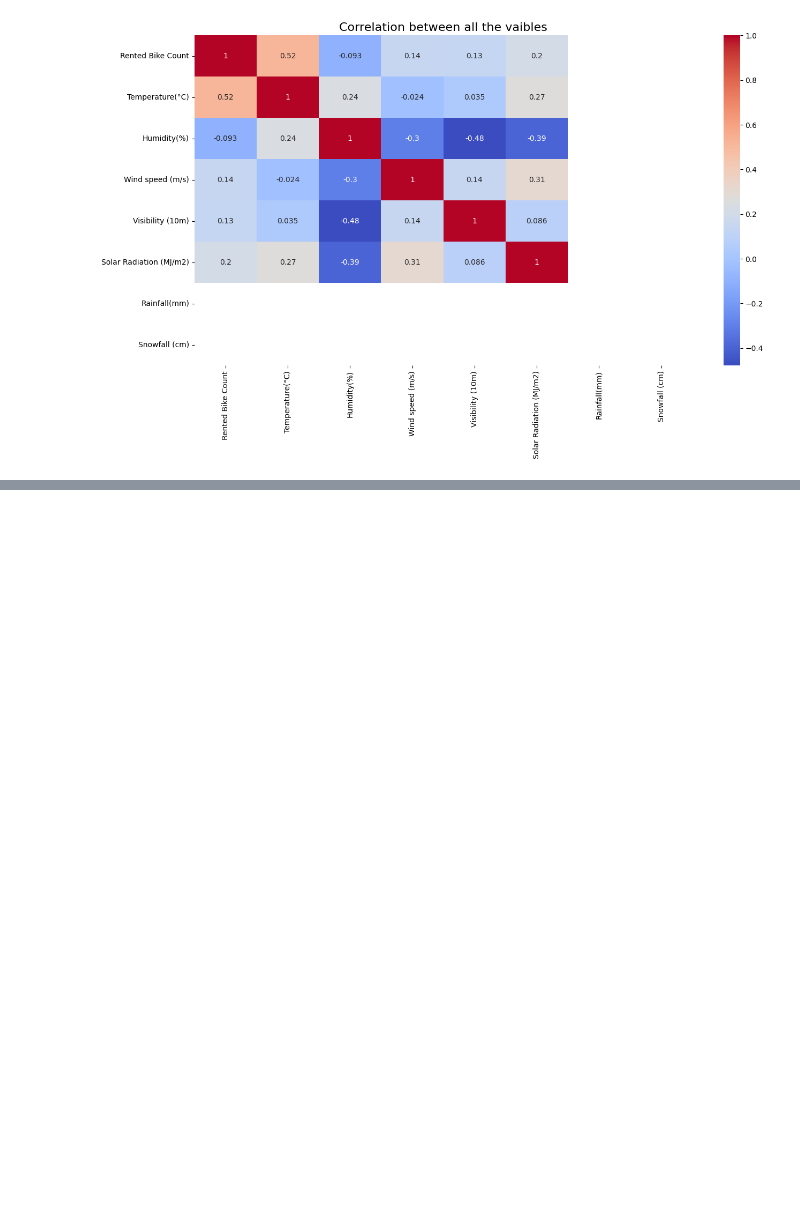
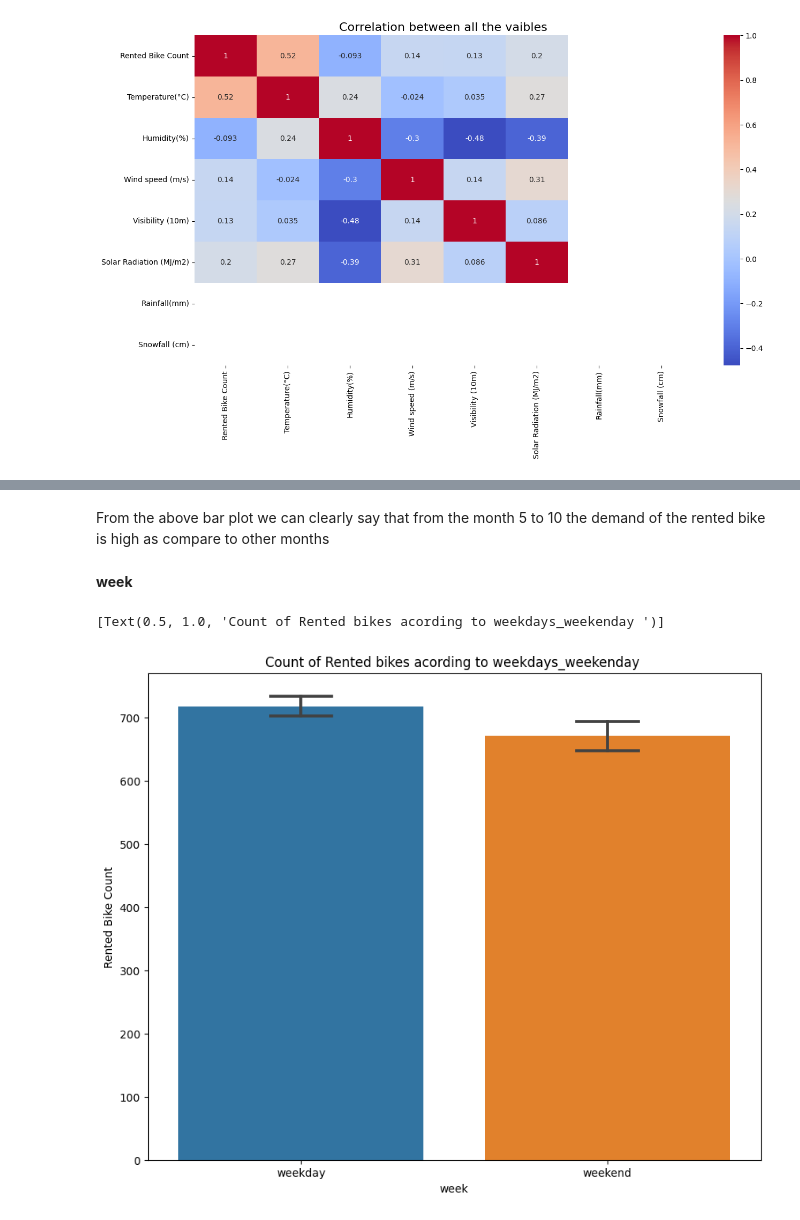
Before and after one commit to kanakpriyatiwari/Bike-Sharing-Demand-Prediction, a Jupyter notebook: Bike_Sharing_Demand_Prediction.ipynb, the cells around one changed output, grey strips where cells are left out. Drawn from its saved outputs; the diff is of its cells as text; code cells hidden in the pictures; blank space fills up the shorter version.

```diff
--- a/Bike_Sharing_Demand_Prediction.ipynb
+++ b/Bike_Sharing_Demand_Prediction.ipynb
@@ -353,0 +368,12 @@ plt.show()
+# %% [markdown]
+From the above bar plot we can clearly say that from the month 5 to 10 the demand of the rented bike is high as compare to other months
+# %% [markdown]
+**week**
+# %%
+#anlysis of data by vizualisation
+fig,ax=plt.subplots(figsize=(10,8))
+sns.barplot(data=df,x='week',y='Rented Bike Count',ax=ax,capsize=.2)
+ax.set(title='Count of Rented bikes acording to weekdays_weekenday ')
+# %% [output]
+[Text(0.5, 1.0, 'Count of Rented bikes acording to weekdays_weekenday ')]
+[figure, added]
```
Also changed, not shown: parts of 17 cells of this notebook.
